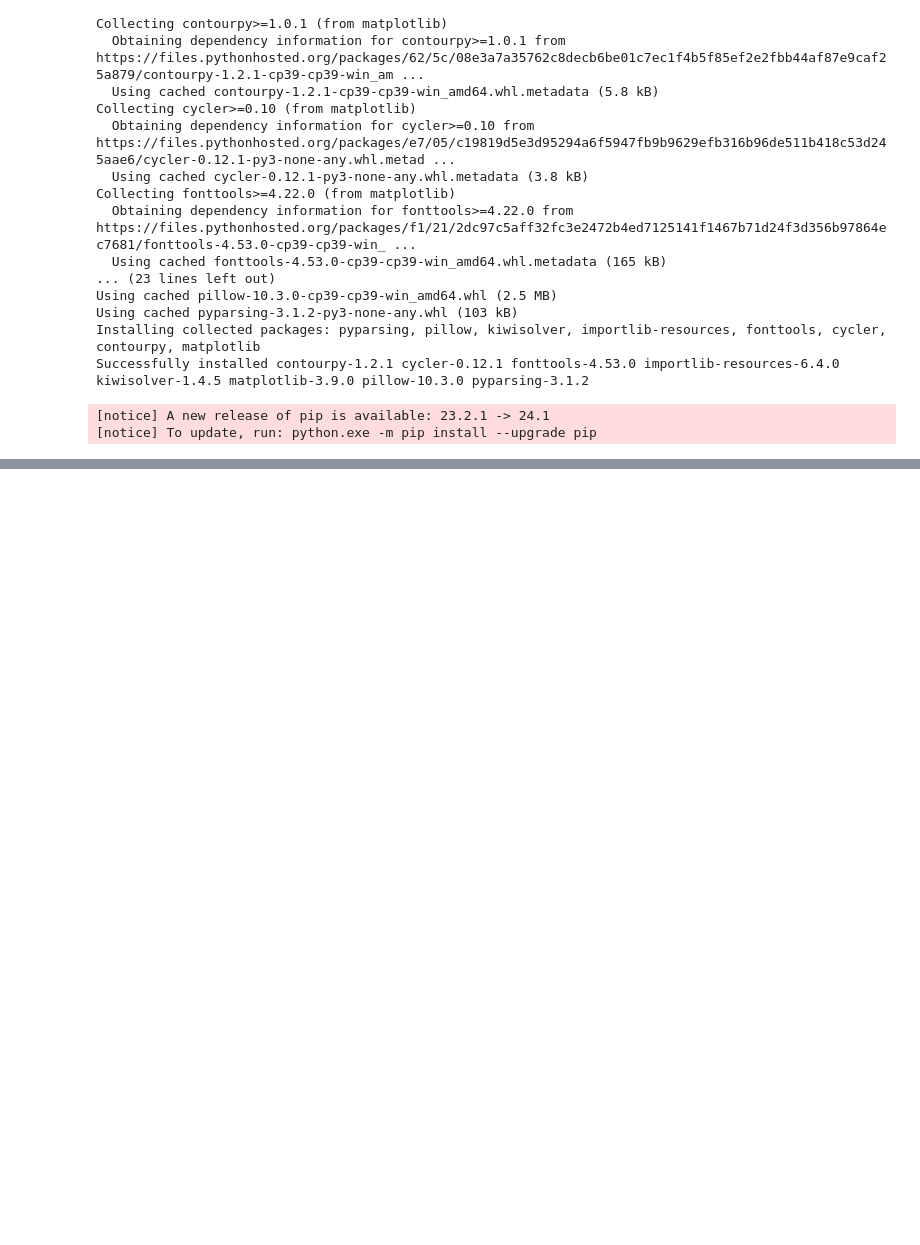
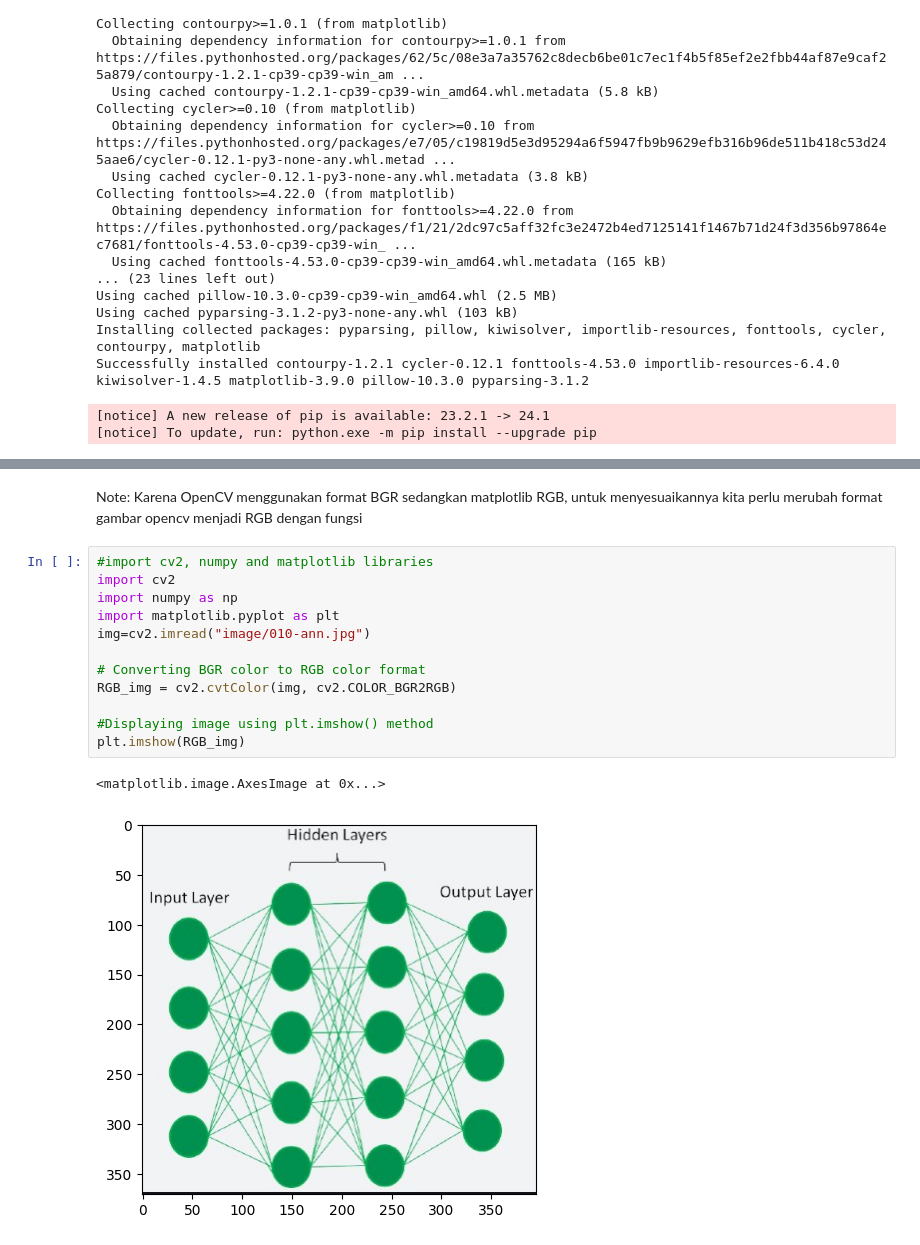
Before and after one commit to aiseeyou/aiseeyou-learning-python, a Jupyter notebook: 012-computer-vision.ipynb, the cells around one changed output, grey strips where cells are left out. Drawn from its saved outputs; the diff is of its cells as text; blank space fills up the shorter version.

```diff
--- a/012-computer-vision.ipynb
+++ b/012-computer-vision.ipynb
@@ -157,0 +173,17 @@ Successfully installed contourpy-1.2.1 cycler-0.12.1 fonttools-4.53.0 importlib-
+# %% [markdown]
+Note: Karena OpenCV menggunakan format BGR sedangkan matplotlib RGB, untuk menyesuaikannya kita perlu merubah format gambar opencv menjadi RGB dengan fungsi
+# %%
+#import cv2, numpy and matplotlib libraries
+import cv2
+import numpy as np
+import matplotlib.pyplot as plt
+img=cv2.imread("image/010-ann.jpg")
+
+# Converting BGR color to RGB color format
+RGB_img = cv2.cvtColor(img, cv2.COLOR_BGR2RGB)
+
+#Displaying image using plt.imshow() method
+plt.imshow(RGB_img)
+# %% [output]
+<matplotlib.image.AxesImage at 0x...>
+[figure, added]
```
Also changed, not shown: parts of 11 cells of this notebook.
